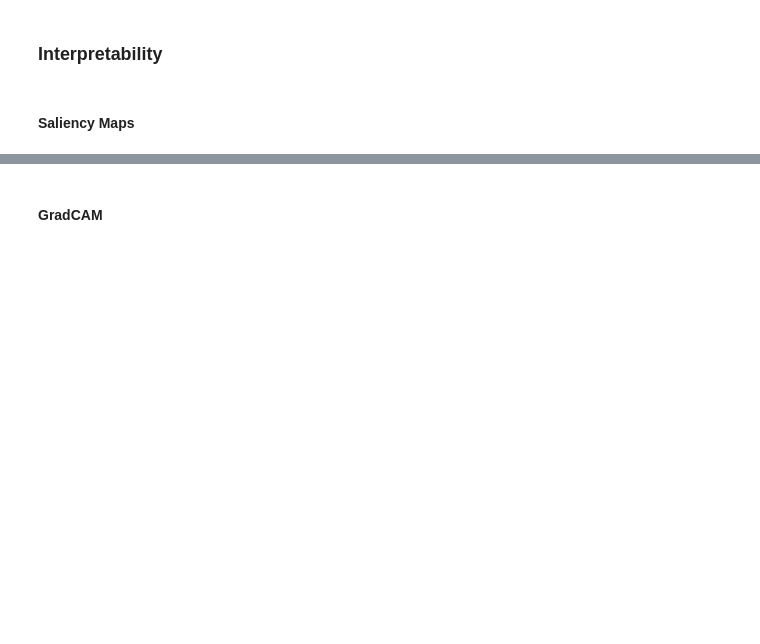
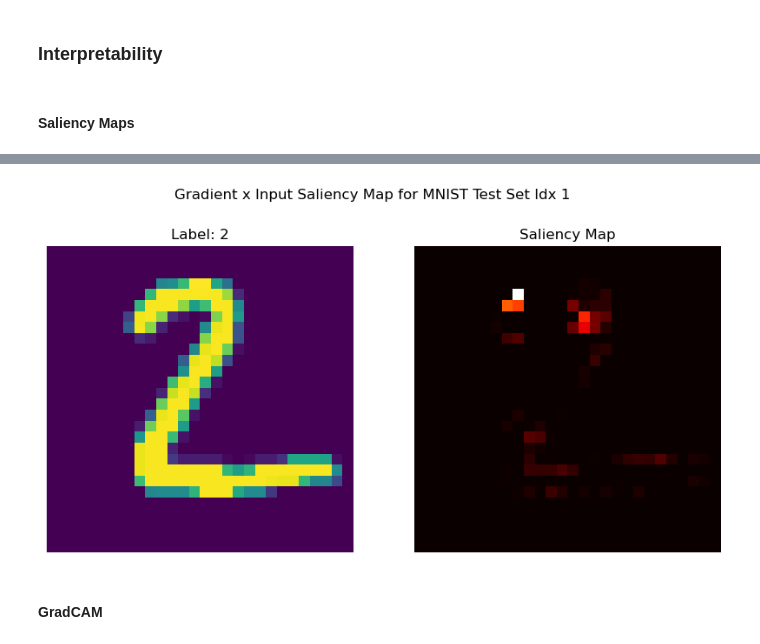
Before and after one commit to ncarolan/lenet-5, a Jupyter notebook: lenet.ipynb, the cells around one changed output, grey strips where cells are left out. Saved outputs shown, nothing was run; the diff lists cells and outputs as text; code cells hidden in the pictures; blank space fills up the shorter version.

```diff
--- a/lenet.ipynb
+++ b/lenet.ipynb
@@ -151,3 +202,14 @@ Test Set Accuracy: 95.02%
+# %%
+# Notice how the digit pixels have the lowest gradient.
+# In an attempt to highlight which parts of the writing contribute to the class, we can visualize Gradient × Input
+inp_sal = saliency_map(lenet5, x, y, grad_times_input=True)
+
+fig, ax = plt.subplots(1, 2, figsize=(10, 5))
+plt.suptitle(f'Gradient x Input Saliency Map for MNIST Test Set Idx {test_idx}')
+ax[0].imshow(x.squeeze()); ax[0].set_title(f'Label: {y}'); ax[0].axis("off");
+ax[1].imshow(inp_sal.numpy(), cmap="hot"); ax[1].set_title(f'Saliency Map'); ax[1].axis("off"); plt.show()
+# %% [output]
+[figure, added]
 # %% [markdown]
 #### GradCAM
 # %% [markdown]
```
Also changed, not shown: parts of 4 cells of this notebook.
